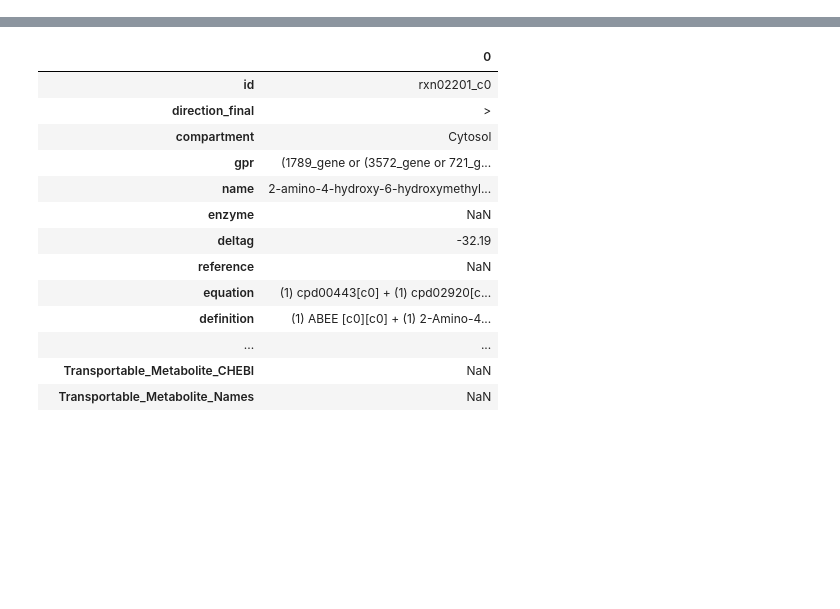
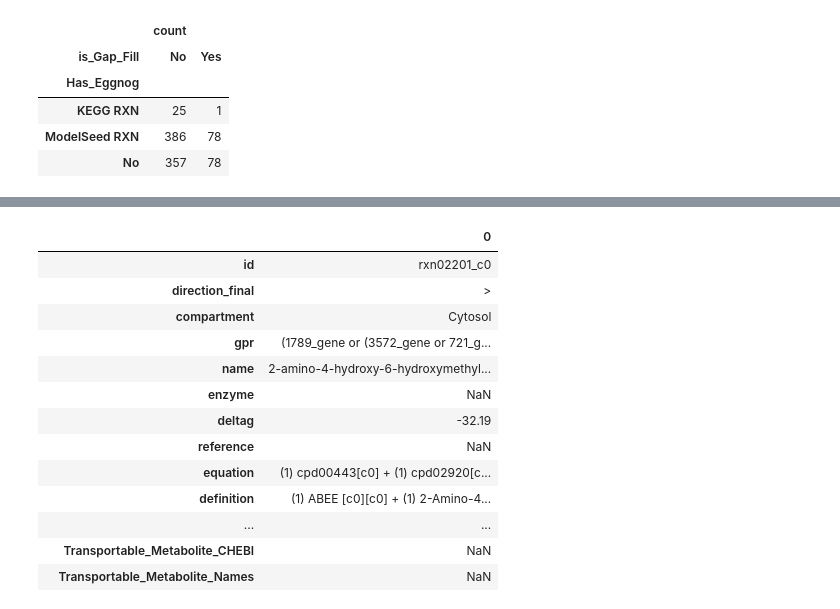
Before and after one commit to wosnat/alteromonas_curation_feb2025, a Jupyter notebook: MIT1002/create merged reactions and eggnog file.ipynb, the cells around one changed output, grey strips where cells are left out. Drawn from its saved outputs; the diff is of its cells as text; code cells hidden in the pictures; blank space fills up the shorter version.

```diff
--- a/MIT1002/create merged reactions and eggnog file.ipynb
+++ b/MIT1002/create merged reactions and eggnog file.ipynb
@@ -14,5 +18,8 @@ os.listdir('data')
 eggnog_excel_fpath = os.path.join('data', 'MIT1002_eggnog_data_20250220_035618.xlsx')
 initial_model_fpath = os.path.join('data', 'mit1002_rast_omegga.mdl', 'mit1002_rast_omegga.mdl.xls')
 final_model_fpath = os.path.join('data', 'mit1002_rast_omegga.mdl.all_sequential_gf_bio1', 'mit1002_rast_omegga.mdl.xls')
+final_model_glc_only_fpath = os.path.join('data', 'mit1002_rast_omegga.mdl.gf_glc_l1', 'mit1002_rast_omegga.mdl.xls')
+final_model_glc_minimal_fpath = os.path.join('data', 'mit1002_rast_omegga.mdl.gf_minimal_glc', 'mit1002_rast_omegga.mdl.xls')
+final_model_LB_fpath = os.path.join('data', 'mit1002_rast_omegga.mdl.gf_LB', 'mit1002_rast_omegga.mdl.xls')
 # %%
 df_eggnog = pd.read_excel(eggnog_excel_fpath)
@@ -54,0 +78,11 @@ Index(['id', 'is_Gap_Fill', 'Has_Eggnog', 'direction_final', 'compartment',
+# %%
+df_merge_glc_min =  compare_2_models(initial_model_fpath, final_model_glc_minimal_fpath, df_eggnog)
+df_merge_glc_min.to_excel('MIT1002_GF_glc_min_reactions_with_eggnog.xlsx', index=False)
+df_merge_glc_min[['Has_Eggnog','is_Gap_Fill', ]].value_counts().reset_index().pivot(index='Has_Eggnog', columns='is_Gap_Fill', )
+# %% [output]
+|  | count |  |
+| is_Gap_Fill | No | Yes |
+| Has_Eggnog |  |  |
+| KEGG RXN | 25 | 1 |
+| ModelSeed RXN | 386 | 78 |
+| No | 357 | 78 |
```
Also changed, not shown: parts of 20 cells of this notebook, 21 other files.
